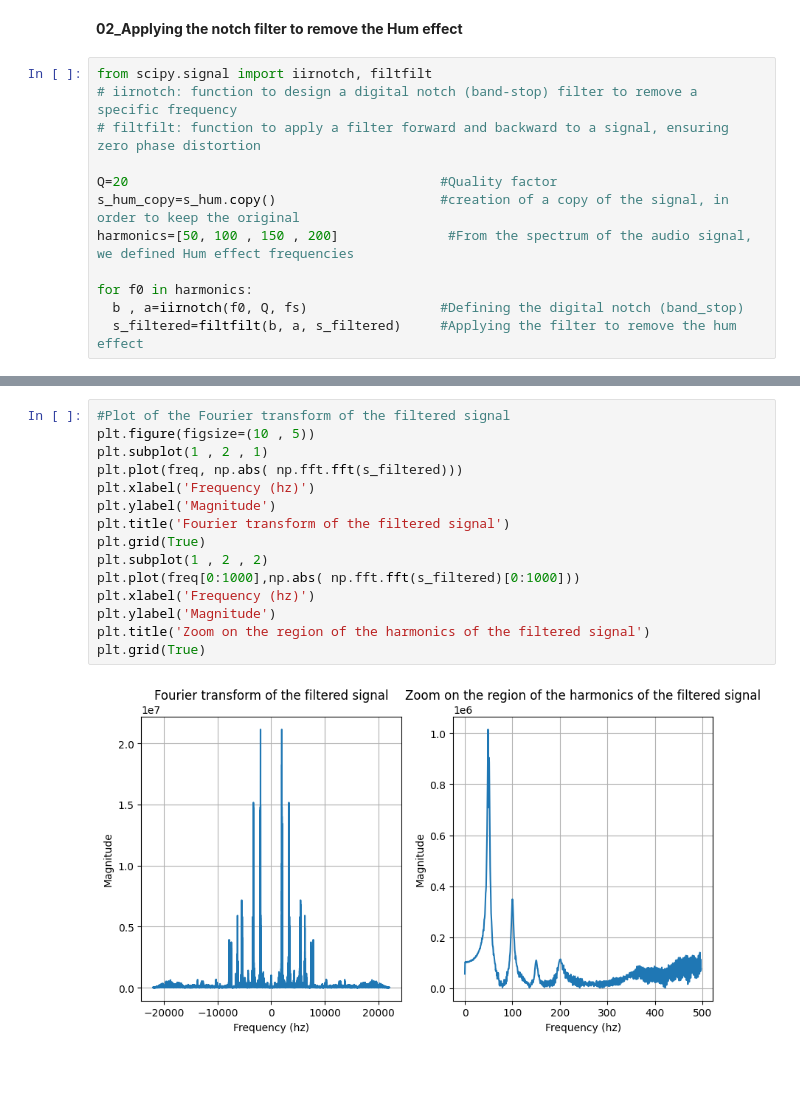
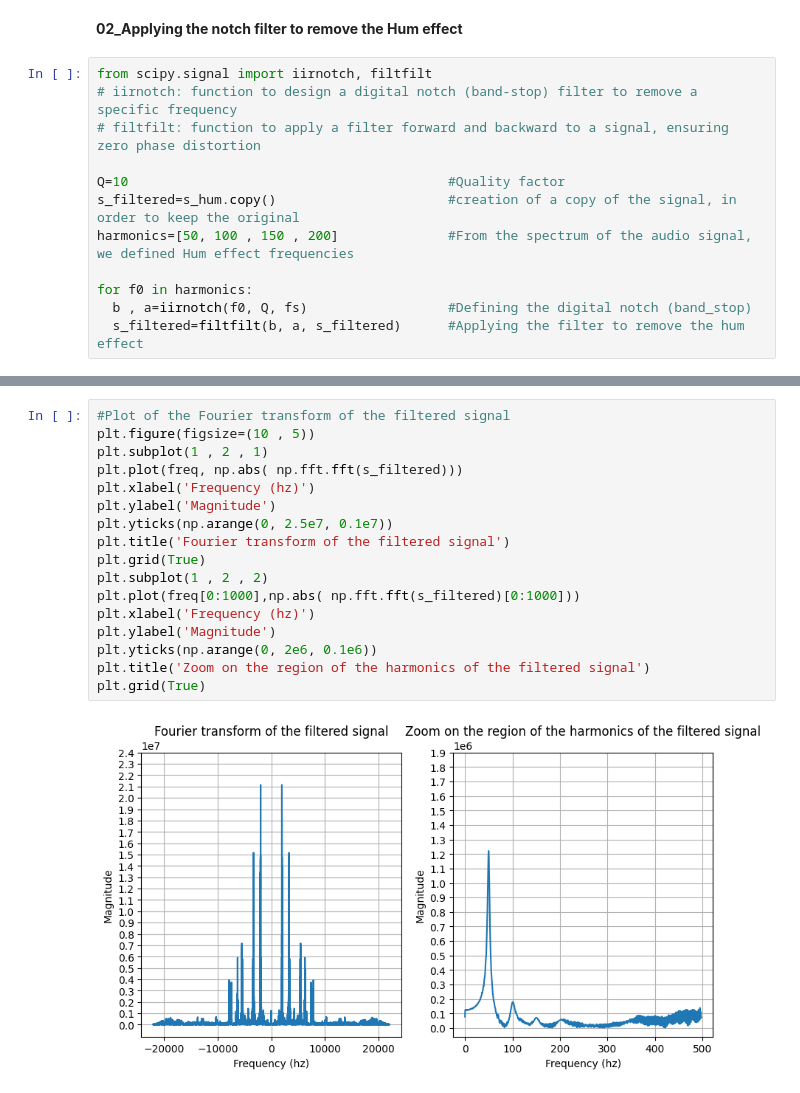
Before and after one commit to ZoubirCHATTI/03_Fourier_analysis, a Jupyter notebook: 02_Audio_Hum_Removal/notebooks/02_Hum_Effect_Removal.ipynb, the cells around one changed output, grey strips where cells are left out. Drawn from its saved outputs; the diff is of its cells as text.

```diff
--- a/02_Audio_Hum_Removal/notebooks/02_Hum_Effect_Removal.ipynb
+++ b/02_Audio_Hum_Removal/notebooks/02_Hum_Effect_Removal.ipynb
@@ -63,13 +63,13 @@ from scipy.signal import iirnotch, filtfilt
 # iirnotch: function to design a digital notch (band-stop) filter to remove a specific frequency
 # filtfilt: function to apply a filter forward and backward to a signal, ensuring zero phase distortion
 
-Q=20                                        #Quality factor
-s_hum_copy=s_hum.copy()                     #creation of a copy of the signal, in order to keep the original
+Q=10                                         #Quality factor
+s_filtered=s_hum.copy()                      #creation of a copy of the signal, in order to keep the original
 harmonics=[50, 100 , 150 , 200]              #From the spectrum of the audio signal, we defined Hum effect frequencies
 
 for f0 in harmonics:
-  b , a=iirnotch(f0, Q, fs)                 #Defining the digital notch (band_stop)
-  s_filtered=filtfilt(b, a, s_filtered)     #Applying the filter to remove the hum effect
+  b , a=iirnotch(f0, Q, fs)                  #Defining the digital notch (band_stop)
+  s_filtered=filtfilt(b, a, s_filtered)      #Applying the filter to remove the hum effect
 # %%
 #Playing the filtered signal
 Audio(s_filtered, rate=fs/2)
@@ -78,17 +78,19 @@ Audio(s_filtered, rate=fs/2)
 # %%
 #Plot of the Fourier transform of the filtered signal
 plt.figure(figsize=(10 , 5))
 plt.subplot(1 , 2 , 1)
 plt.plot(freq, np.abs( np.fft.fft(s_filtered)))
 plt.xlabel('Frequency (hz)')
 plt.ylabel('Magnitude')
+plt.yticks(np.arange(0, 2.5e7, 0.1e7))
 plt.title('Fourier transform of the filtered signal')
 plt.grid(True)
 plt.subplot(1 , 2 , 2)
 plt.plot(freq[0:1000],np.abs( np.fft.fft(s_filtered)[0:1000]))
 plt.xlabel('Frequency (hz)')
 plt.ylabel('Magnitude')
+plt.yticks(np.arange(0, 2e6, 0.1e6))
 plt.title('Zoom on the region of the harmonics of the filtered signal')
 plt.grid(True)
 # %% [output]
-[figure, old version]
+[figure, new version]
```
Also changed, not shown: parts of 4 cells of this notebook.
